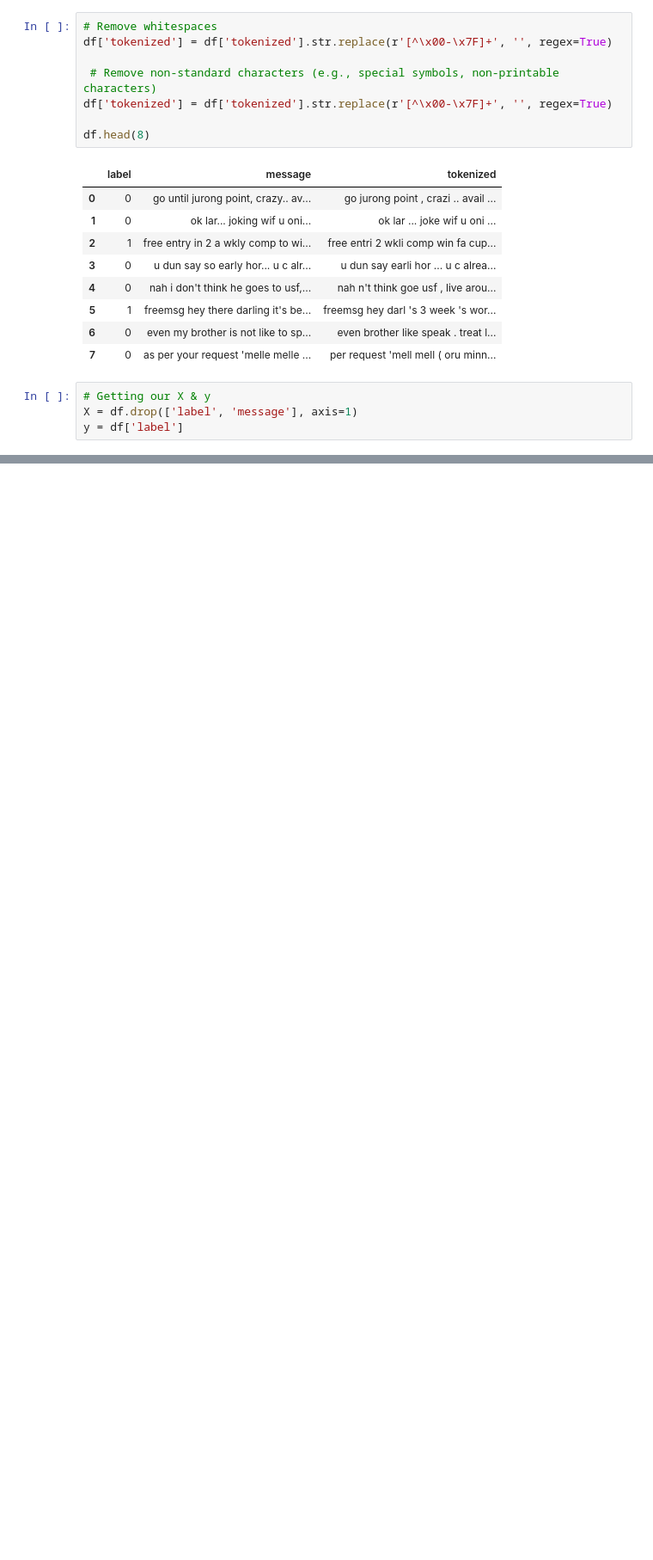
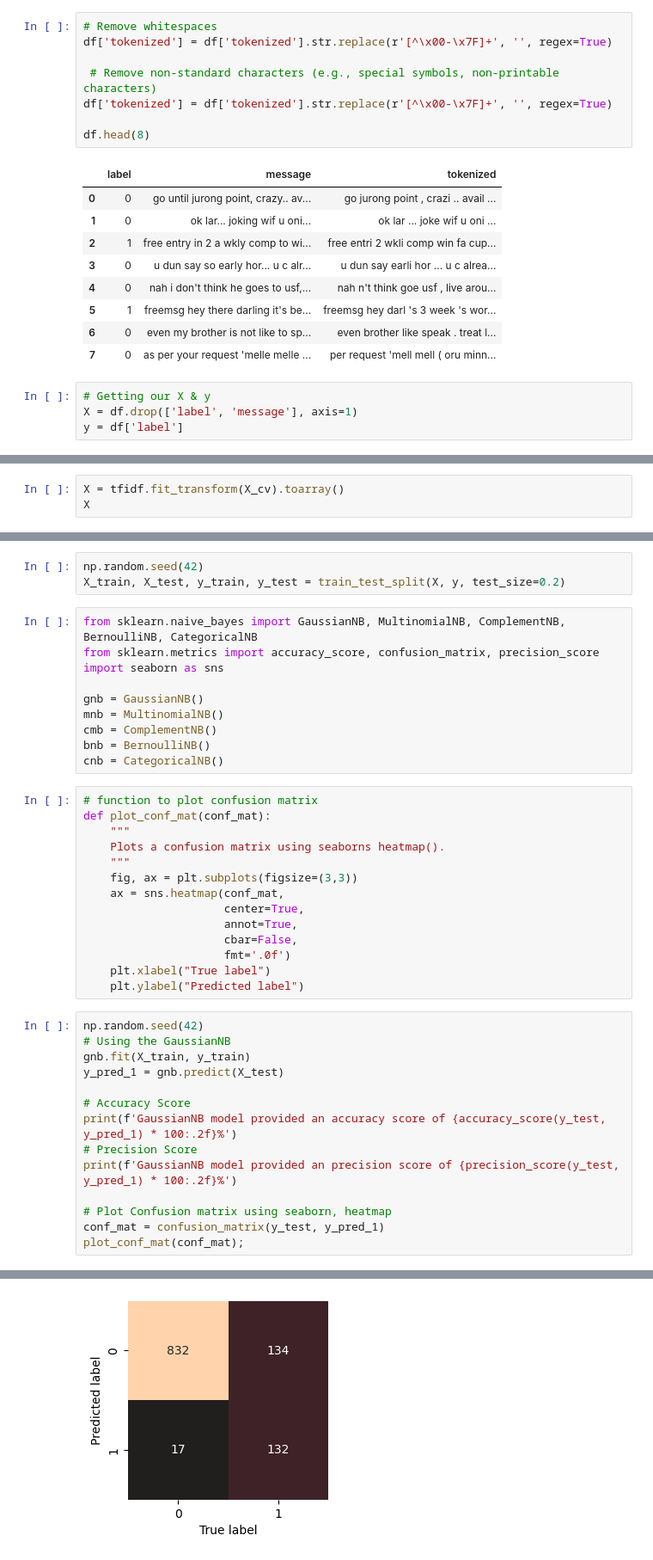
Before and after one commit to ayyesu/sms-spam-detection, a Jupyter notebook: main.ipynb, the cells around one changed output, grey strips where cells are left out. Shown: that part at 86% size. Cells and saved outputs as stored; diff of their text form; blank space fills up the shorter version.

Commit message:
model selection and evaluation

```diff
--- a/main.ipynb
+++ b/main.ipynb
@@ -290,0 +303,3 @@ y = df['label']
+# %%
+X = tfidf.fit_transform(X_cv).toarray()
+X
@@ -290,0 +333,42 @@ y = df['label']
+# %%
+np.random.seed(42)
+X_train, X_test, y_train, y_test = train_test_split(X, y, test_size=0.2)
+# %%
+from sklearn.naive_bayes import GaussianNB, MultinomialNB, ComplementNB, BernoulliNB, CategoricalNB
+from sklearn.metrics import accuracy_score, confusion_matrix, precision_score
+import seaborn as sns
+
+gnb = GaussianNB()
+mnb = MultinomialNB()
+cmb = ComplementNB()
+bnb = BernoulliNB()
+cnb = CategoricalNB()
+# %%
+# function to plot confusion matrix
+def plot_conf_mat(conf_mat):
+    """
+    Plots a confusion matrix using seaborns heatmap().
+    """
+    fig, ax = plt.subplots(figsize=(3,3))
+    ax = sns.heatmap(conf_mat,
+                     center=True,
+                     annot=True,
+                     cbar=False,
+                     fmt='.0f')
+    plt.xlabel("True label")
+    plt.ylabel("Predicted label")
+# %%
+np.random.seed(42)
+# Using the GaussianNB
+gnb.fit(X_train, y_train)
+y_pred_1 = gnb.predict(X_test)
+
+# Accuracy Score
+print(f'GaussianNB model provided an accuracy score of {accuracy_score(y_test, y_pred_1) * 100:.2f}%')
+# Precision Score
+print(f'GaussianNB model provided an precision score of {precision_score(y_test, y_pred_1) * 100:.2f}%')
+
+# Plot Confusion matrix using seaborn, heatmap
+conf_mat = confusion_matrix(y_test, y_pred_1)
+plot_conf_mat(conf_mat);
+# %% [output]
@@ -290,0 +377 @@ y = df['label']
+[figure, added]
```
Also changed, not shown: parts of 9 cells of this notebook.
